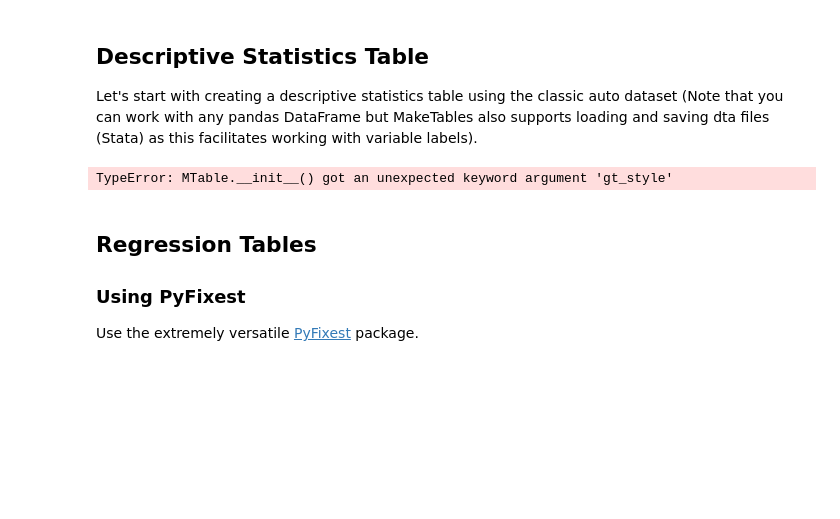
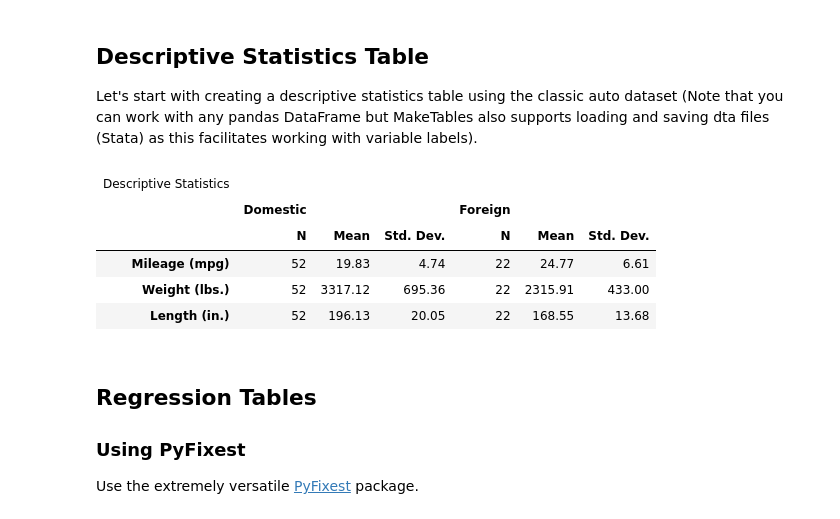
Before and after one commit to dsliwka/maketables, a Jupyter notebook: getting-started.ipynb, the cells around one changed output. Drawn from its saved outputs; the diff is of its cells as text; code cells hidden in the pictures; blank space fills up the shorter version.

```diff
--- a/getting-started.ipynb
+++ b/getting-started.ipynb
@@ -39,10 +39,15 @@ df = mt.import_dta("https://www.stata-press.com/data/r18/auto.dta")
 # %%
 # Create descriptive statistics table
 mt.DTable(df, vars=["mpg","weight","length"], bycol=["foreign"],
-          caption="Descriptive Statistics",
-          gt_style={"first_col_width": "3cm"})
+          caption="Descriptive Statistics")
 # %% [output]
-TypeError: MTable.__init__() got an unexpected keyword argument 'gt_style'
+| Descriptive Statistics |  |  |  |  |  |  |
+|  | Domestic |  |  | Foreign |  |  |
+|  | N | Mean | Std. Dev. | N | Mean | Std. Dev. |
+| Mileage (mpg) | 52 | 19.83 | 4.74 | 22 | 24.77 | 6.61 |
+| Weight (lbs.) | 52 | 3317.12 | 695.36 | 22 | 2315.91 | 433.00 |
+| Length (in.) | 52 | 196.13 | 20.05 | 22 | 168.55 | 13.68 |
+|  |  |  |  |  |  |  |
 # %% [markdown]
 
 
```
